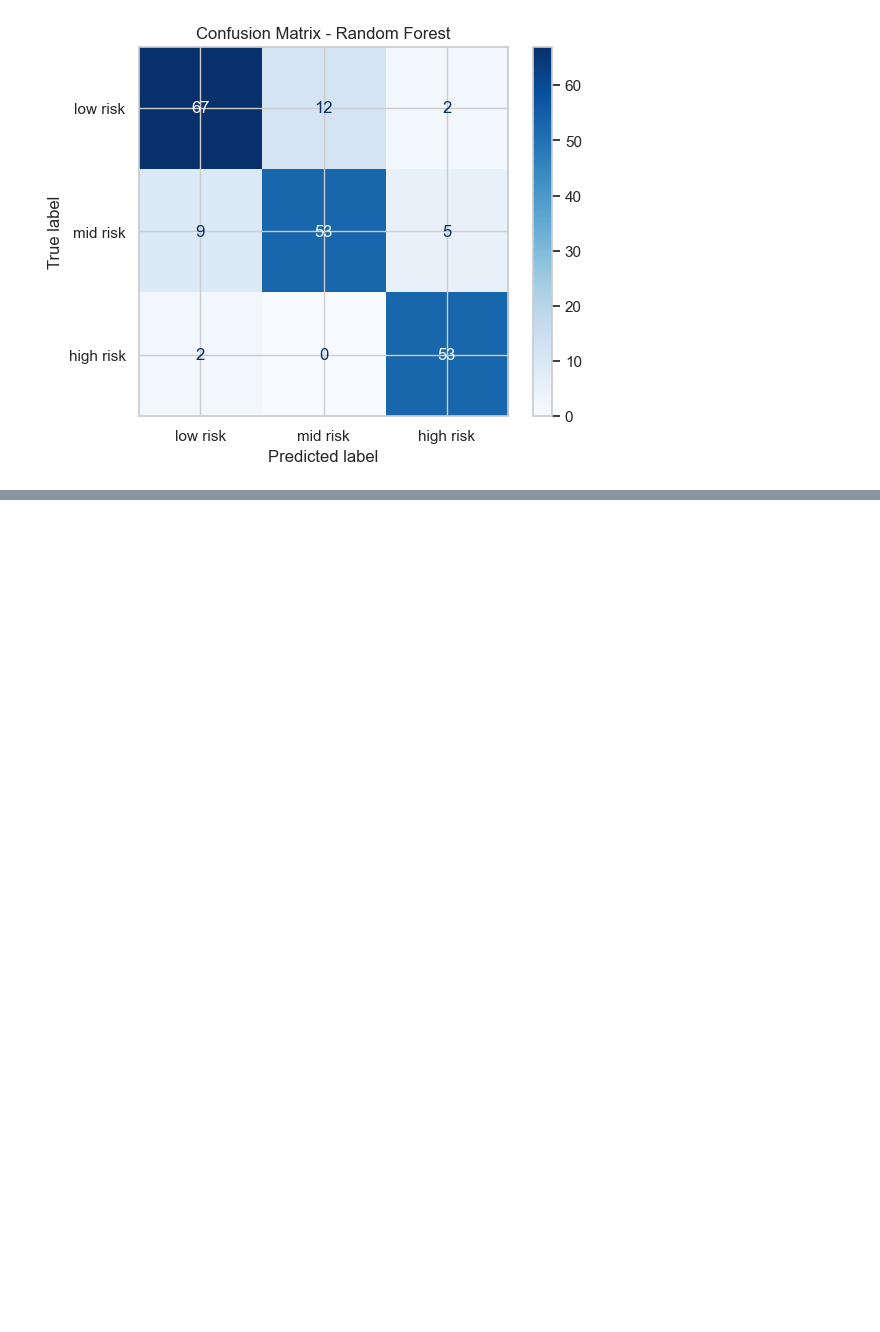
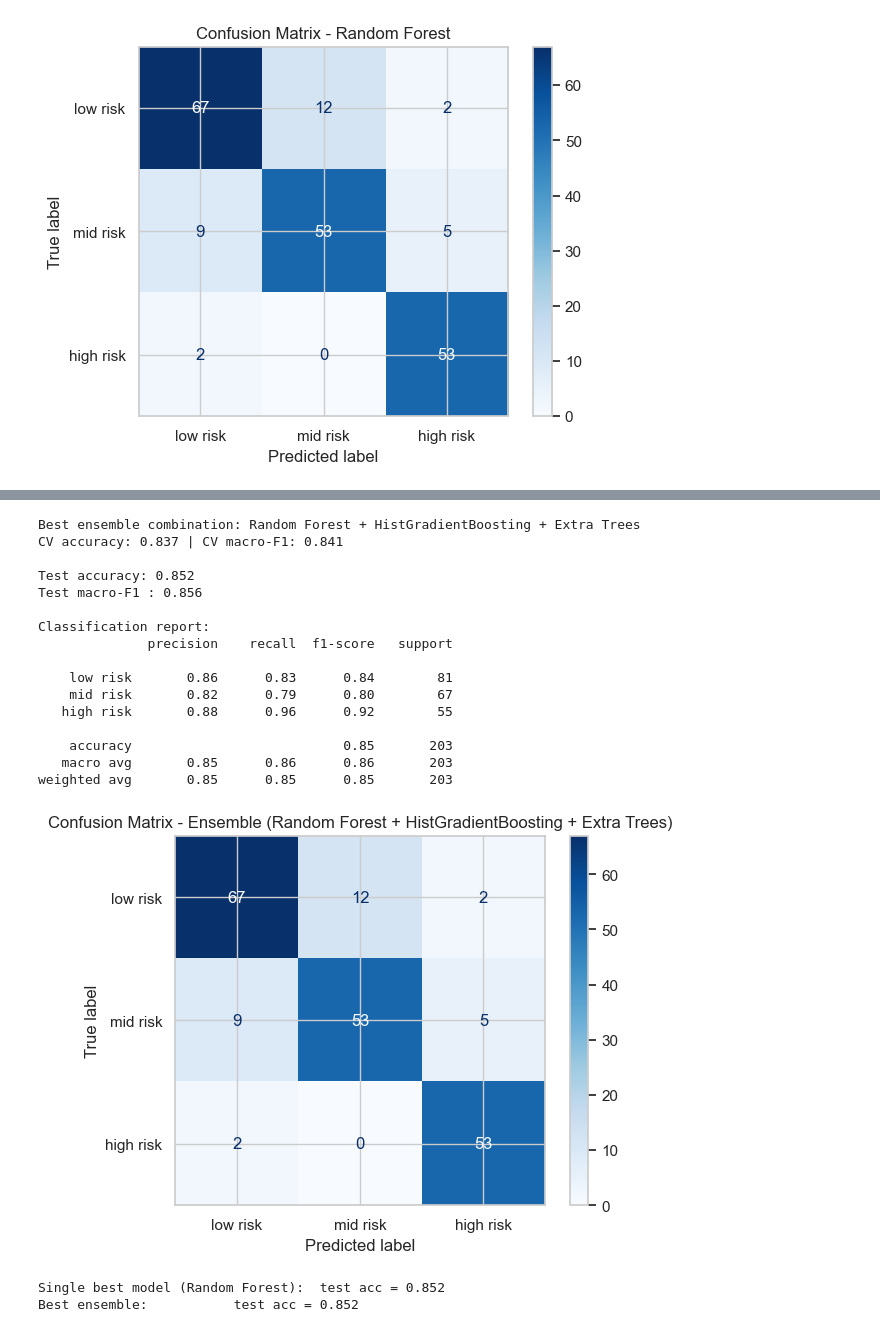
Before and after one commit to Mahedi454/Maternal-Machine-Learning, a Jupyter notebook: Maternal.ipynb, the cells around one changed output, grey strips where cells are left out. Saved outputs shown, nothing was run; the diff lists cells and outputs as text; code cells hidden in the pictures; blank space fills up the shorter version.

Commit message:
Ensemble Model apply for top 5 accuracy model

```diff
--- a/Maternal.ipynb
+++ b/Maternal.ipynb
@@ -477,0 +532,48 @@ weighted avg       0.85      0.85      0.85       203
+# %%
+# Take the best-scoring combination, fit on the full training set, evaluate on the held-out test set.
+best_combo = combo_df.iloc[0]['combination']
+best_names = best_combo.split(' + ')
+print('Best ensemble combination:', best_combo)
+print('CV accuracy:', round(combo_df.iloc[0]['cv_accuracy'], 3),
+      '| CV macro-F1:', round(combo_df.iloc[0]['cv_f1_macro'], 3))
+
+ensemble = VotingClassifier(
+    estimators=[(n, base_estimators[n]) for n in best_names],
+    voting='soft').fit(X_train, y_train)
+
+y_pred_ens = ensemble.predict(X_test)
+print('\nTest accuracy:', round(accuracy_score(y_test, y_pred_ens), 3))
+print('Test macro-F1 :', round(f1_score(y_test, y_pred_ens, average='macro'), 3))
+print('\nClassification report:')
+print(classification_report(y_test, y_pred_ens, target_names=RISK_ORDER))
+
+cm = confusion_matrix(y_test, y_pred_ens)
+ConfusionMatrixDisplay(cm, display_labels=RISK_ORDER).plot(cmap='Blues')
+plt.title(f'Confusion Matrix - Ensemble ({best_combo})')
+plt.show()
+
+# Compare the ensemble against the single best model from section 10.
+print('Single best model ({}):  test acc = {:.3f}'.format(
+    best_name, accuracy_score(y_test, y_pred)))
+print('Best ensemble:           test acc = {:.3f}'.format(
+    accuracy_score(y_test, y_pred_ens)))
+# %% [output]
+Best ensemble combination: Random Forest + HistGradientBoosting + Extra Trees
+CV accuracy: 0.837 | CV macro-F1: 0.841
+
+Test accuracy: 0.852
+Test macro-F1 : 0.856
+
+Classification report:
+              precision    recall  f1-score   support
+
+    low risk       0.86      0.83      0.84        81
+    mid risk       0.82      0.79      0.80        67
+   high risk       0.88      0.96      0.92        55
+
+    accuracy                           0.85       203
+   macro avg       0.85      0.86      0.86       203
+weighted avg       0.85      0.85      0.85       203
+[figure, added]
+Single best model (Random Forest):  test acc = 0.852
+Best ensemble:           test acc = 0.852
```
Also changed, not shown: parts of 10 cells of this notebook.
